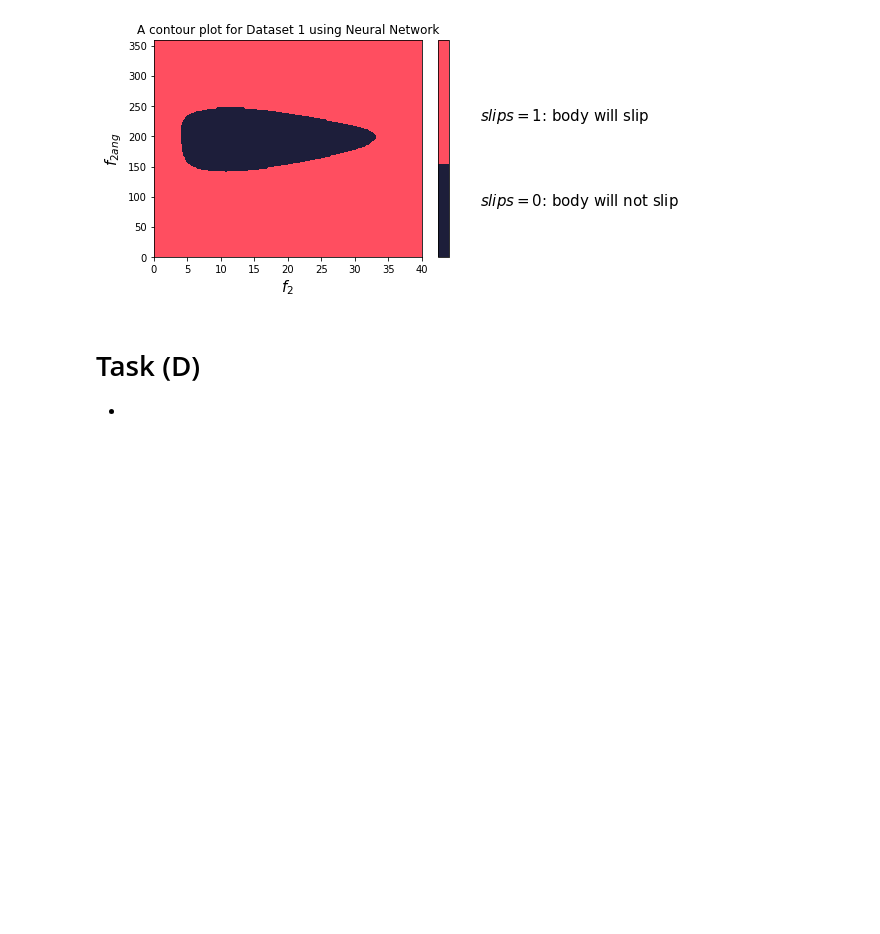
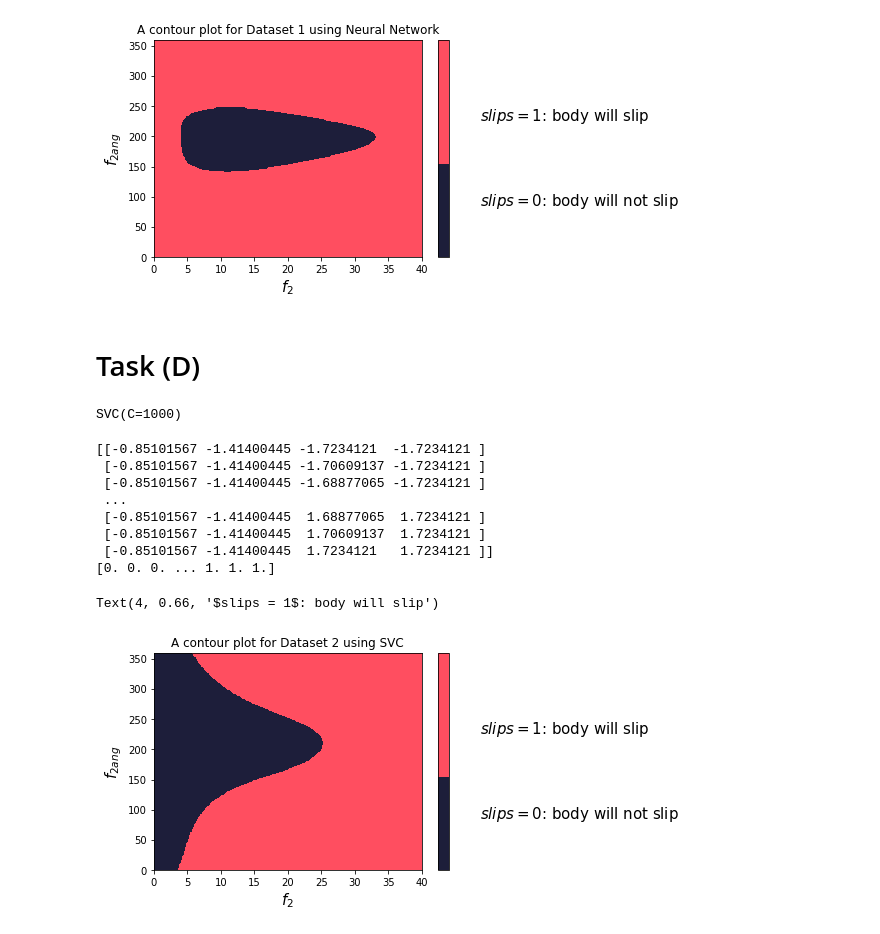
Before and after one commit to namiyousef/Intro_to_ML, a Jupyter notebook: Extra_Work/Tutorial10_Submission.ipynb, the cells around one changed output. Drawn from its saved outputs; the diff is of its cells as text; code cells hidden in the pictures; blank space fills up the shorter version.

```diff
--- a/Extra_Work/Tutorial10_Submission.ipynb
+++ b/Extra_Work/Tutorial10_Submission.ipynb
@@ -256,5 +268,56 @@ Text(4, 0.66, '$slips = 1$: body will slip')
 [figure]
 # %% [markdown]
 # Task (D)
-
--
+# %%
+X = df_2[['f1','f1ang','f2','f2ang']]
+mean = np.asarray(X[['f1','f1ang']].mean())
+std = np.asarray(X[['f1','f1ang']].std())
+y = df_2['slips']
+X = scaler.fit_transform(X)
+# %%
+svc = SVC(C=1000, gamma='scale', kernel='rbf')
+svc.fit(X, y)
+# %% [output]
+SVC(C=1000)
+# %%
+lines, Xgrid, axes = gridspacer([0,40, 200],[0, 360, 200])
+f1 = np.ones([Xgrid.shape[0],1]) * 10
+f1ang = np.ones([Xgrid.shape[0],1]) * 30
+Xgrid = scaler.fit_transform(Xgrid)
+X_temp = np.concatenate([f1, f1ang], axis = 1)
+
+X_temp = (X_temp - mean.reshape(-1,2)) / std.reshape(-1,2)
+Xgrid = np.concatenate([X_temp, Xgrid], axis = 1)
+
+print(Xgrid)
+yhat = svc.predict(Xgrid)
+print(yhat)
+yhat = reshape_by_component(yhat, *axes)
+
+
+cMap = ListedColormap(['#1d1e3a','#ff4e60'])
+
+plt.contourf(*axes, yhat, cmap = cMap)
+plt.title('A contour plot for Dataset 2 using SVC')
+plt.ylabel('$f_{2ang}$', fontsize = 15)
+plt.xlabel('$f_2$',fontsize = 15)
+
+
+
+
+cbar = plt.colorbar()
+
+cbar.ax.get_yaxis().set_ticks([])
+cbar.ax.text(4, 0.25,'$slips = 0$: body will not slip', fontsize = 15)
+cbar.ax.text(4, 0.66,'$slips = 1$: body will slip', fontsize = 15)
+# %% [output]
+[[-0.85101567 -1.41400445 -1.7234121  -1.7234121 ]
+ [-0.85101567 -1.41400445 -1.70609137 -1.7234121 ]
+ [-0.85101567 -1.41400445 -1.68877065 -1.7234121 ]
+ ...
+ [-0.85101567 -1.41400445  1.68877065  1.7234121 ]
+ [-0.85101567 -1.41400445  1.70609137  1.7234121 ]
+ [-0.85101567 -1.41400445  1.7234121   1.7234121 ]]
+[0. 0. 0. ... 1. 1. 1.]
+Text(4, 0.66, '$slips = 1$: body will slip')
+[figure, added]
```
Also changed, not shown: parts of 5 cells of this notebook.
